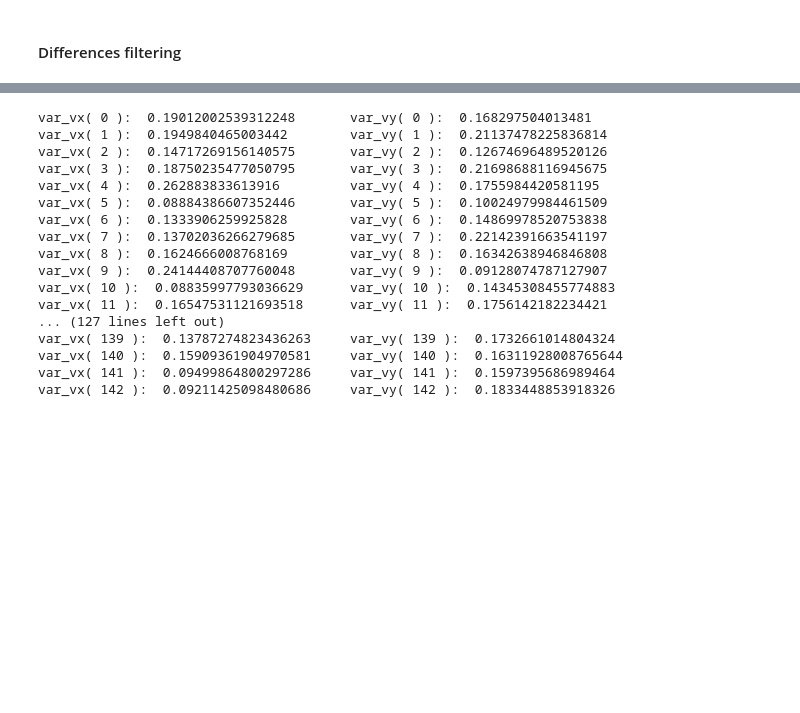
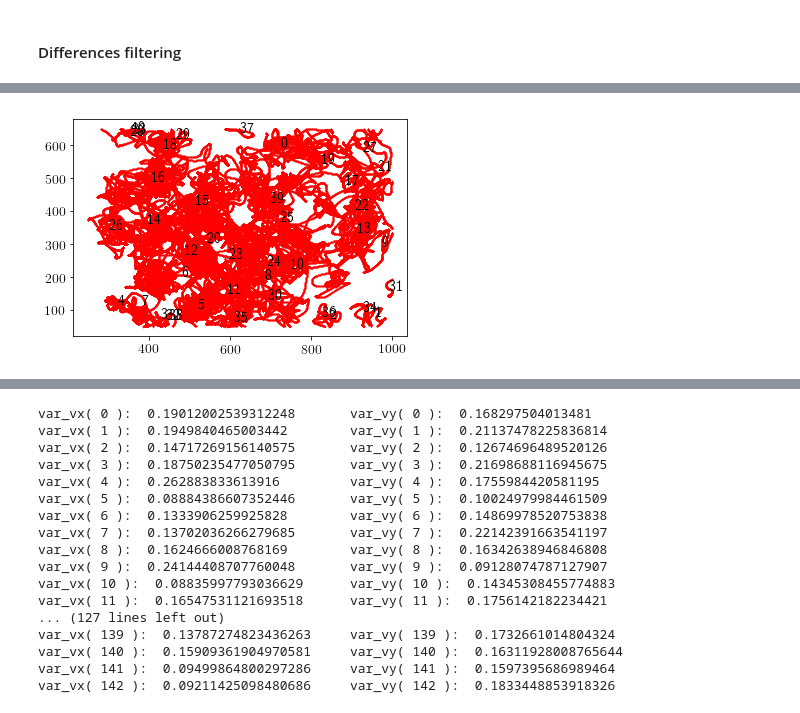
Before and after one commit to fvegar/Tracks, a Jupyter notebook: tracks_processing.ipynb, the cells around one changed output, grey strips where cells are left out. Cells and saved outputs as stored; diff of their text form; code cells hidden in the pictures; blank space fills up the shorter version.

```diff
--- a/tracks_processing.ipynb
+++ b/tracks_processing.ipynb
@@ -433,0 +626,4 @@ Name: vx, Length: 602, dtype: float64
+# %%
+plt_tracks(0,40,7,True,False)
+# %% [output]
+[figure, added]
```
Also changed, not shown: parts of 100 cells of this notebook.
